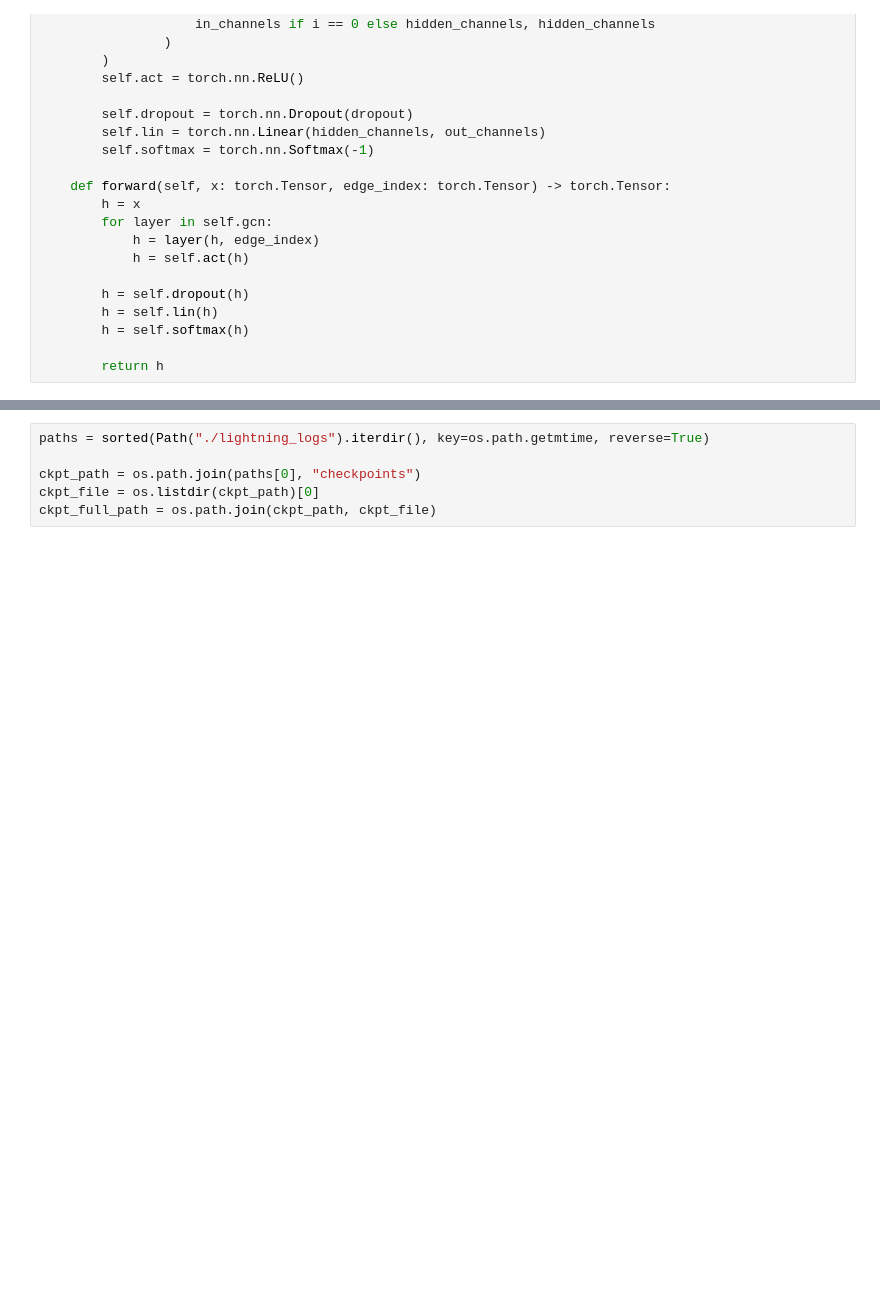
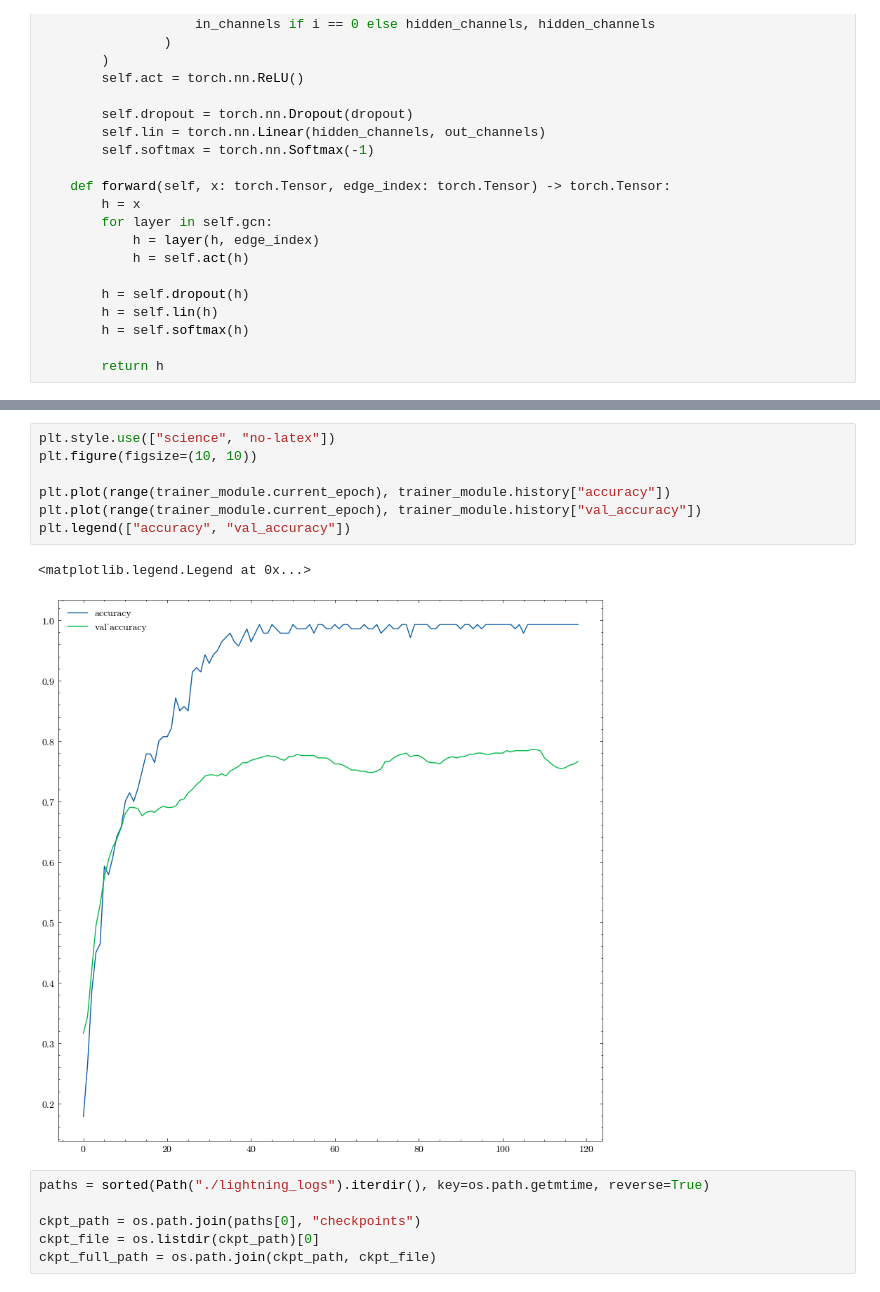
Before and after one commit to HuuAnnnn/Practice, a Jupyter notebook: Practices/Practice1.ipynb, the cells around one changed output, grey strips where cells are left out. Drawn from its saved outputs; the diff is of its cells as text; blank space fills up the shorter version.

```diff
--- a/Practices/Practice1.ipynb
+++ b/Practices/Practice1.ipynb
@@ -167,3 +178,13 @@ print(f"{timer.time_elapsed('test'):.3f}s")
+# %%
+plt.style.use(["science", "no-latex"])
+plt.figure(figsize=(10, 10))
+
+plt.plot(range(trainer_module.current_epoch), trainer_module.history["accuracy"])
+plt.plot(range(trainer_module.current_epoch), trainer_module.history["val_accuracy"])
+plt.legend(["accuracy", "val_accuracy"])
+# %% [output]
+<matplotlib.legend.Legend at 0x...>
+[figure, added]
 # %%
 paths = sorted(Path("./lightning_logs").iterdir(), key=os.path.getmtime, reverse=True)
 
```
Also changed, not shown: parts of 10 cells of this notebook.
